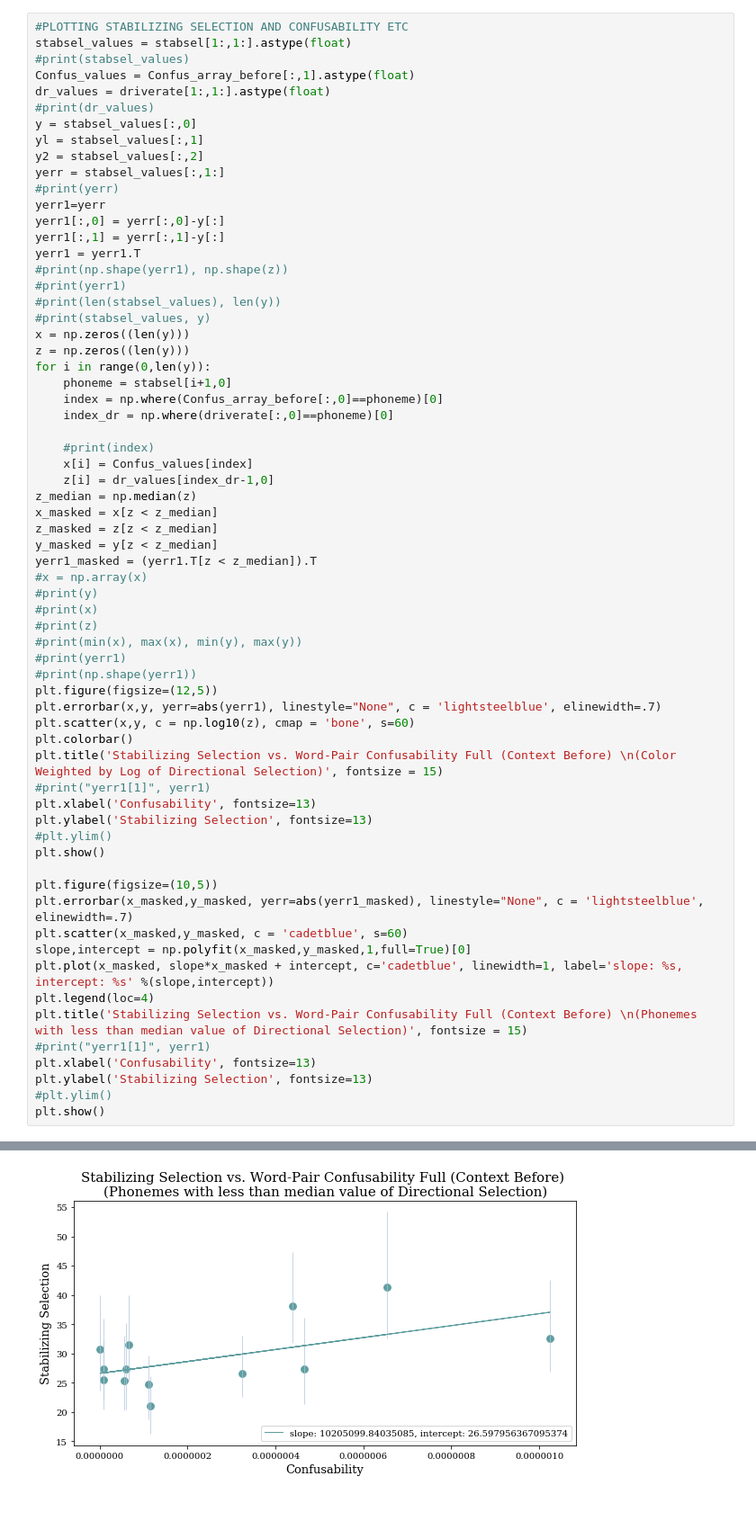
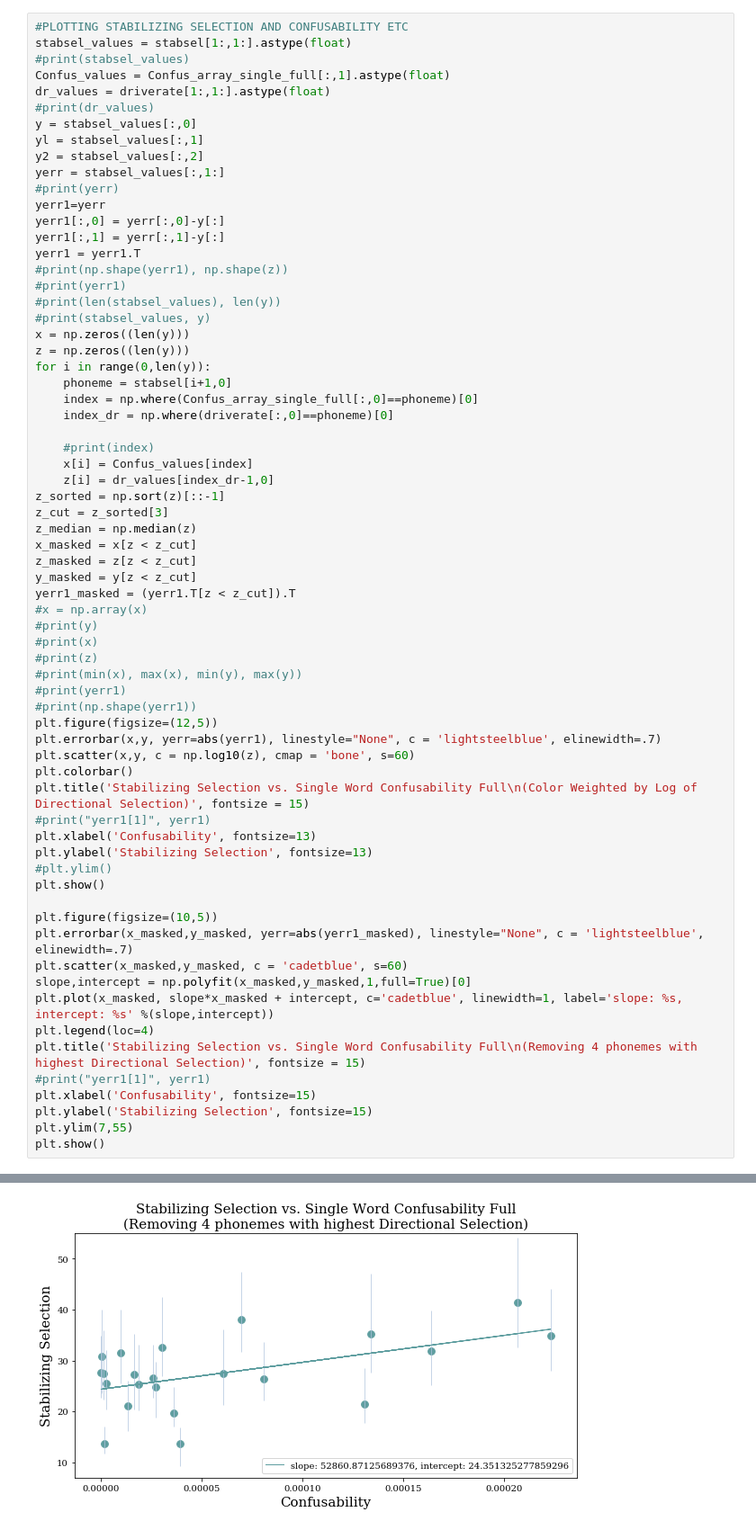
Before and after one commit to tdacunha/LING_Research, a Jupyter notebook: Confus_WP_Analysis.ipynb, the cells around one changed output, grey strips where cells are left out. Shown at 90% size. Drawn from its saved outputs; the diff is of its cells as text; blank space fills up the shorter version.

```diff
--- a/Confus_WP_Analysis.ipynb
+++ b/Confus_WP_Analysis.ipynb
@@ -281,7 +361,7 @@ plt.show()
 #PLOTTING STABILIZING SELECTION AND CONFUSABILITY ETC
 stabsel_values = stabsel[1:,1:].astype(float)
 #print(stabsel_values)
-Confus_values = Confus_array_before[:,1].astype(float)
+Confus_values = Confus_array_single_full[:,1].astype(float)
 dr_values = driverate[1:,1:].astype(float)
 #print(dr_values)
 y = stabsel_values[:,0]
@@ -301,17 +381,19 @@ x = np.zeros((len(y)))
 z = np.zeros((len(y)))
 for i in range(0,len(y)):
     phoneme = stabsel[i+1,0]
-    index = np.where(Confus_array_before[:,0]==phoneme)[0]
+    index = np.where(Confus_array_single_full[:,0]==phoneme)[0]
     index_dr = np.where(driverate[:,0]==phoneme)[0]
 
     #print(index)
     x[i] = Confus_values[index]
     z[i] = dr_values[index_dr-1,0]
+z_sorted = np.sort(z)[::-1]
+z_cut = z_sorted[3]
 z_median = np.median(z)
-x_masked = x[z < z_median]
-z_masked = z[z < z_median]
-y_masked = y[z < z_median]
-yerr1_masked = (yerr1.T[z < z_median]).T
+x_masked = x[z < z_cut]
+z_masked = z[z < z_cut]
+y_masked = y[z < z_cut]
+yerr1_masked = (yerr1.T[z < z_cut]).T
 #x = np.array(x)
 #print(y)
 #print(x)
@@ -323,7 +405,7 @@ plt.figure(figsize=(12,5))
 plt.errorbar(x,y, yerr=abs(yerr1), linestyle="None", c = 'lightsteelblue', elinewidth=.7)
 plt.scatter(x,y, c = np.log10(z), cmap = 'bone', s=60)
 plt.colorbar()
-plt.title('Stabilizing Selection vs. Word-Pair Confusability Full (Context Before) \n(Color Weighted by Log of Directional Selection)', fontsize = 15)
+plt.title('Stabilizing Selection vs. Single Word Confusability Full\n(Color Weighted by Log of Directional Selection)', fontsize = 15)
 #print("yerr1[1]", yerr1)
 plt.xlabel('Confusability', fontsize=13)
 plt.ylabel('Stabilizing Selection', fontsize=13)
@@ -336,10 +418,10 @@ plt.scatter(x_masked,y_masked, c = 'cadetblue', s=60)
 slope,intercept = np.polyfit(x_masked,y_masked,1,full=True)[0]
 plt.plot(x_masked, slope*x_masked + intercept, c='cadetblue', linewidth=1, label='slope: %s, intercept: %s' %(slope,intercept))
 plt.legend(loc=4)
-plt.title('Stabilizing Selection vs. Word-Pair Confusability Full (Context Before) \n(Phonemes with less than median value of Directional Selection)', fontsize = 15)
+plt.title('Stabilizing Selection vs. Single Word Confusability Full\n(Removing 4 phonemes with highest Directional Selection)', fontsize = 15)
 #print("yerr1[1]", yerr1)
-plt.xlabel('Confusability', fontsize=13)
-plt.ylabel('Stabilizing Selection', fontsize=13)
-#plt.ylim()
+plt.xlabel('Confusability', fontsize=15)
+plt.ylabel('Stabilizing Selection', fontsize=15)
+plt.ylim(7,55)
 plt.show()
 # %% [output]
@@ -347,2 +429,2 @@ plt.show()
-[figure, old version]
+[figure, new version]
 # %%
```
Also changed, not shown: parts of 6 cells of this notebook.
